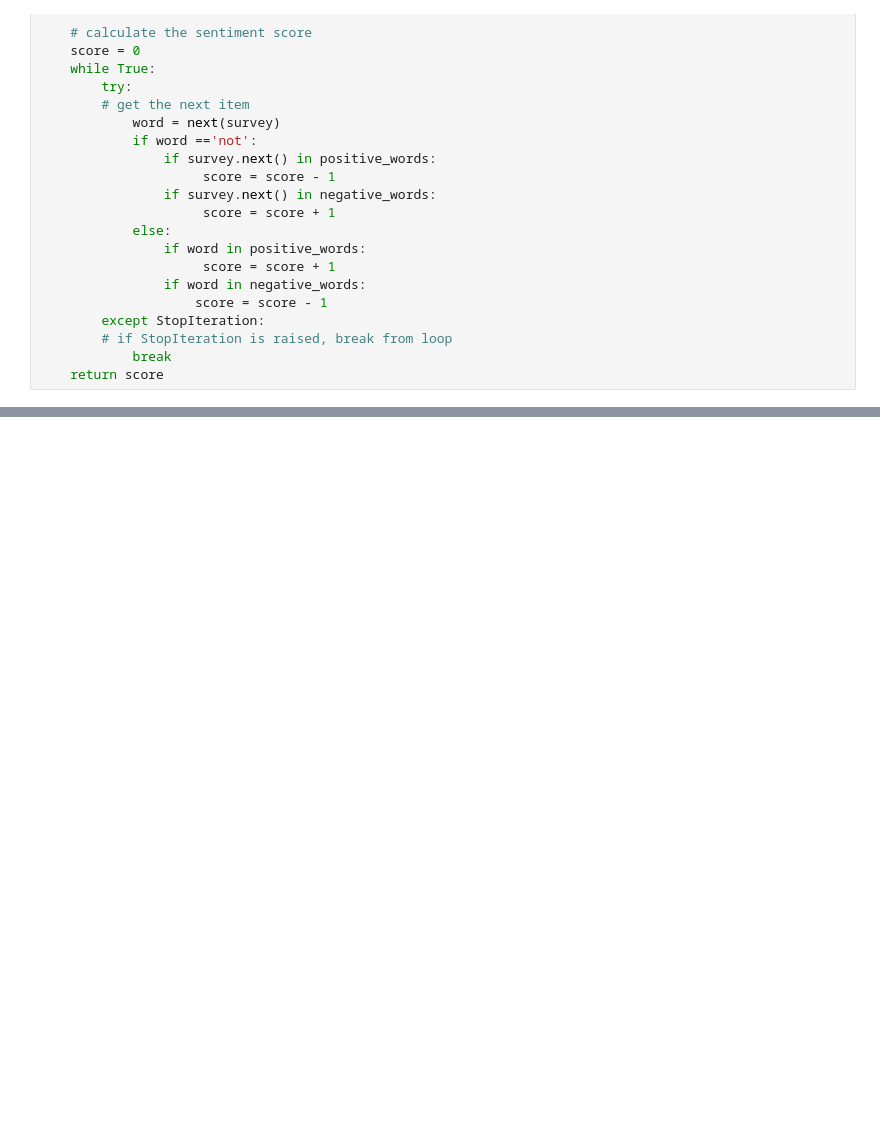
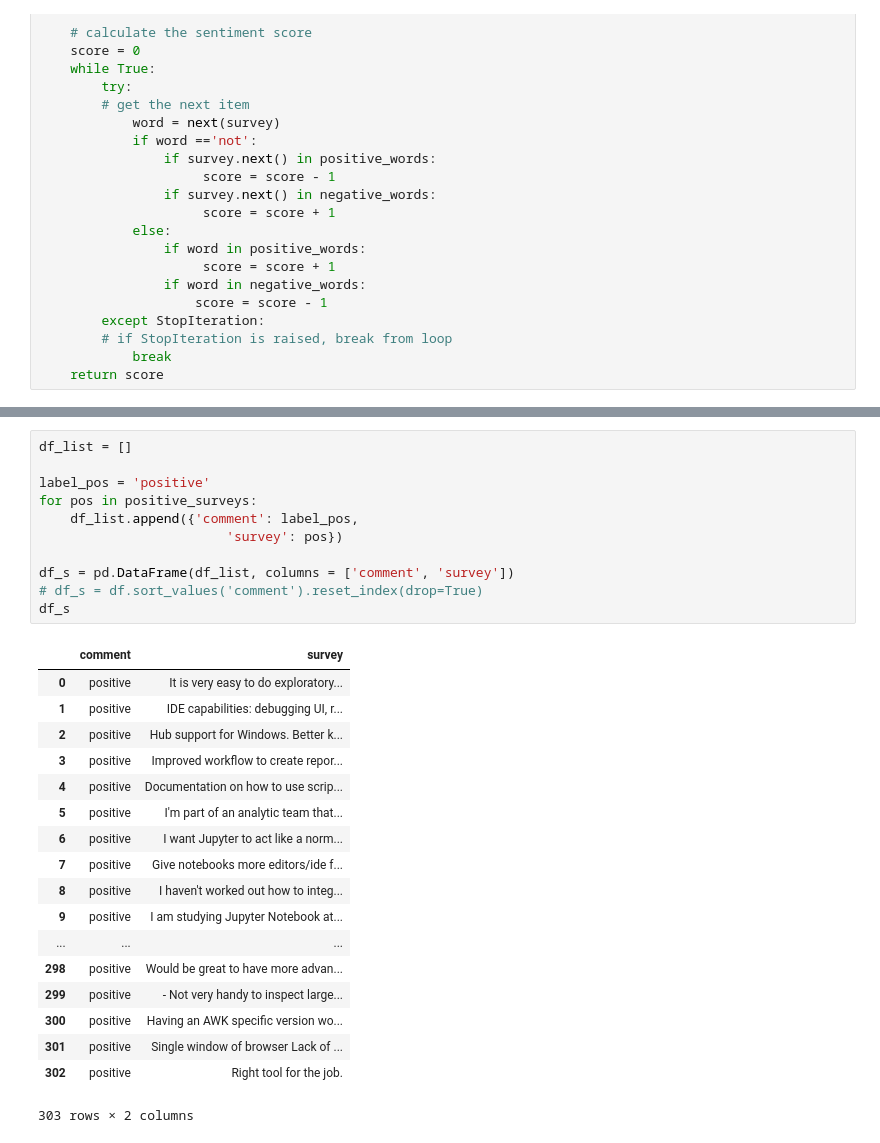
Before and after one commit to michellemao0224/Survey-Analysis, a Jupyter notebook: Survey_v2.ipynb, the cells around one changed output, grey strips where cells are left out. Cells and saved outputs as stored; diff of their text form; blank space fills up the shorter version.

Commit message:
comment list

```diff
--- a/Survey_v2.ipynb
+++ b/Survey_v2.ipynb
@@ -266,3 +258,33 @@ Inability to do "git diff" in a reasonable way  I get very frustrated with the t
 Editing things is cumbersome - now I am used to vim and sublime shortcuts, I find myself missing them a lot.  Typically, the notebook has some quick ideas in it, which inevitably don't follow the best ...
 1) Conditional Formatting (should be fixed by df.style)  2) Kernel Died Errors  3) Am uneasy with %load_ext autoreload  4) Drag charts into gmal sometimes results in issues.
 Interactive plot exploration (through matplotlib) is a bit clunky and much worse than in Matlab, for example. You basically need to modify the code that you used to create a plot and rerun its cell in ...
+# %%
+df_list = []
+
+label_pos = 'positive'
+for pos in positive_surveys:
+    df_list.append({'comment': label_pos,
+                        'survey': pos})
+
+df_s = pd.DataFrame(df_list, columns = ['comment', 'survey'])
+# df_s = df.sort_values('comment').reset_index(drop=True)
+df_s
+# %% [output]
+|  | comment | survey |
+| 0 | positive | It is very easy to do exploratory... |
+| 1 | positive | IDE capabilities: debugging UI, r... |
+| 2 | positive | Hub support for Windows. Better k... |
+| 3 | positive | Improved workflow to create repor... |
+| 4 | positive | Documentation on how to use scrip... |
+| 5 | positive | I'm part of an analytic team that... |
+| 6 | positive | I want Jupyter to act like a norm... |
+| 7 | positive | Give notebooks more editors/ide f... |
+| 8 | positive | I haven't worked out how to integ... |
+| 9 | positive | I am studying Jupyter Notebook at... |
+| ... | ... | ... |
+| 298 | positive | Would be great to have more advan... |
+| 299 | positive | - Not very handy to inspect large... |
+| 300 | positive | Having an AWK specific version wo... |
+| 301 | positive | Single window of browser Lack of ... |
+| 302 | positive | Right tool for the job. |
+303 rows × 2 columns
```
Also changed, not shown: parts of 3 cells of this notebook.
